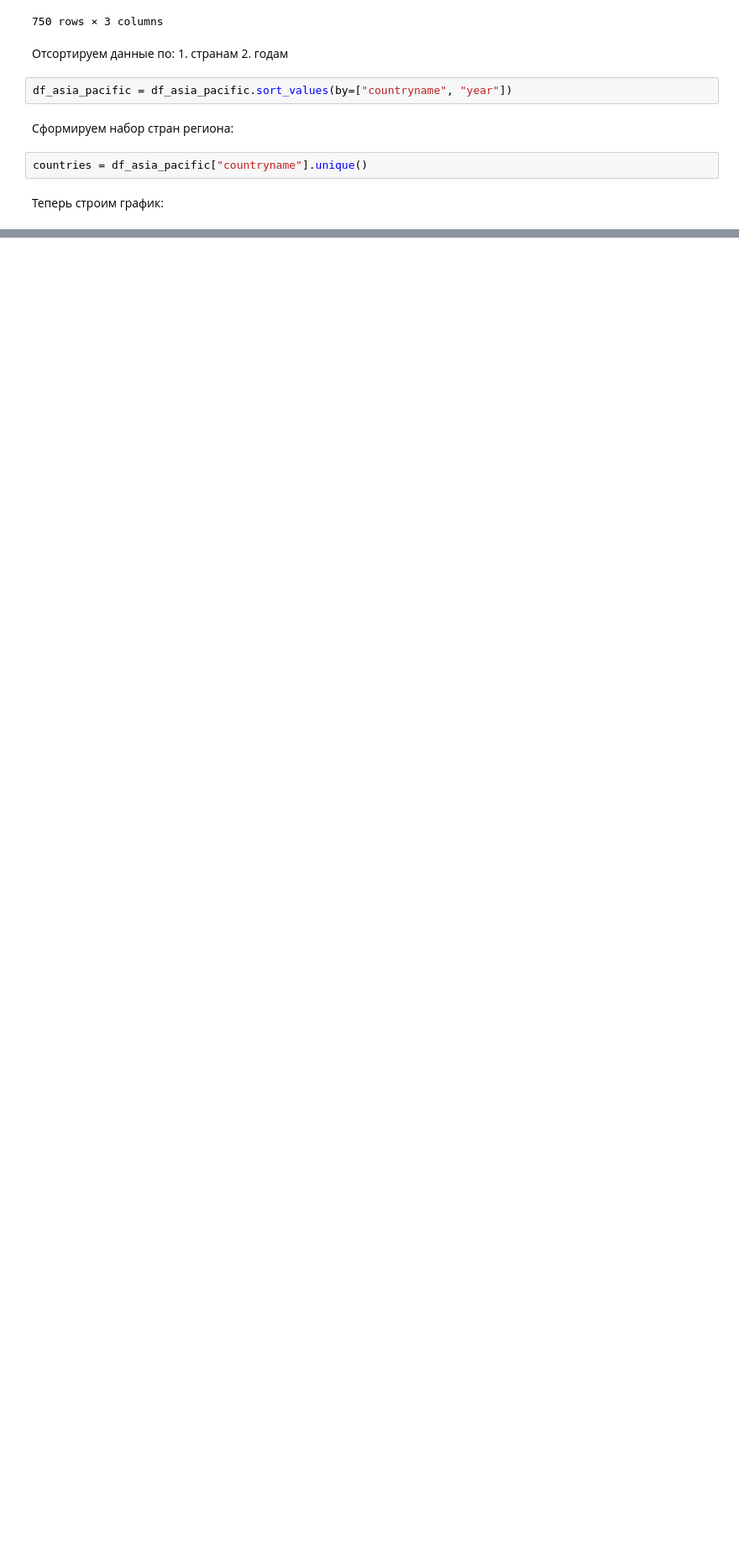
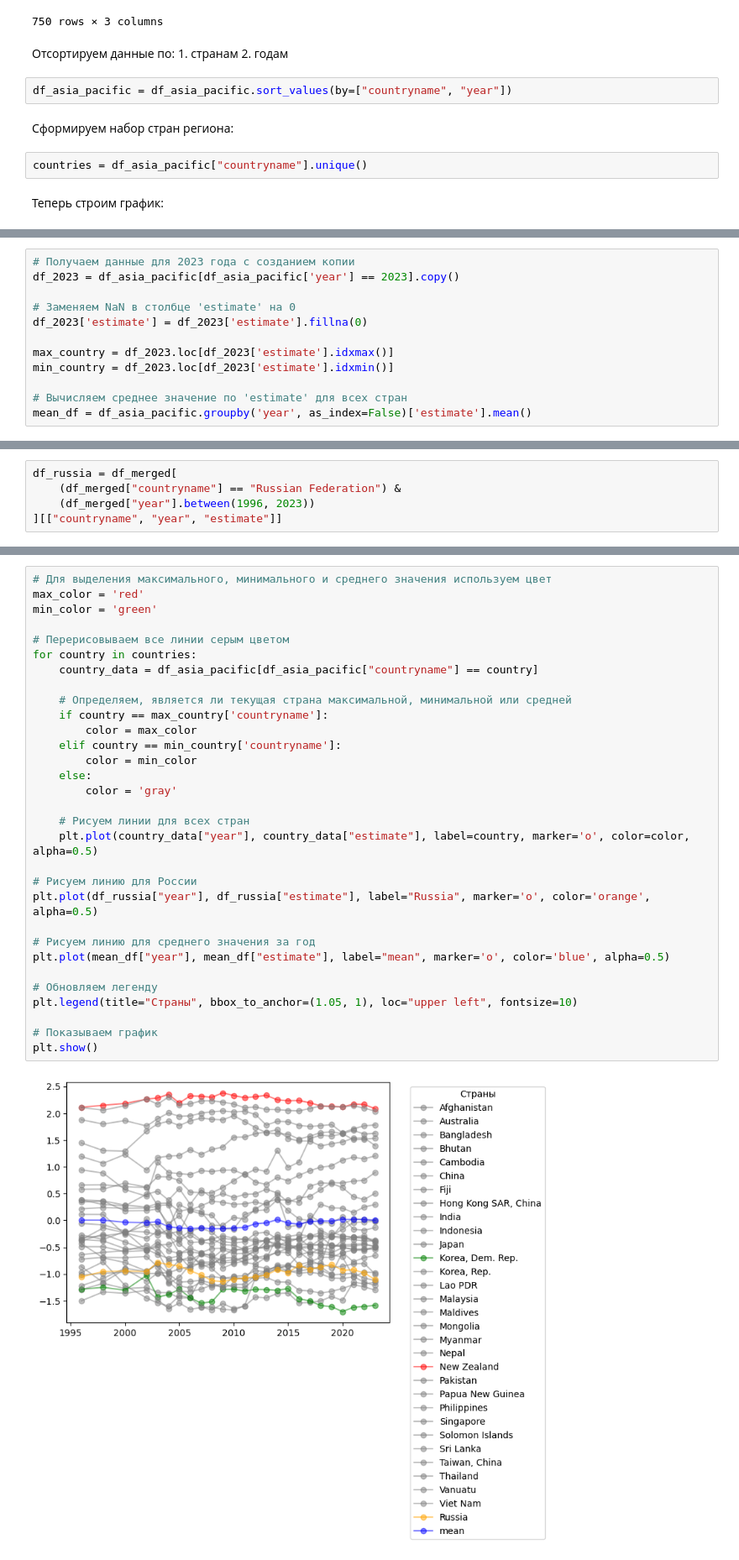
Before and after one commit to SARWX/mlmethods, a Jupyter notebook: task1.ipynb, the cells around one changed output, grey strips where cells are left out. Shown at 84% size. Drawn from its saved outputs; the diff is of its cells as text; blank space fills up the shorter version.

```diff
--- a/task1.ipynb
+++ b/task1.ipynb
@@ -148,0 +153,12 @@ plt.show()
+# %%
+# Получаем данные для 2023 года с созданием копии
+df_2023 = df_asia_pacific[df_asia_pacific['year'] == 2023].copy()
+
+# Заменяем NaN в столбце 'estimate' на 0
+df_2023['estimate'] = df_2023['estimate'].fillna(0)
+
+max_country = df_2023.loc[df_2023['estimate'].idxmax()]
+min_country = df_2023.loc[df_2023['estimate'].idxmin()]
+
+# Вычисляем среднее значение по 'estimate' для всех стран
+mean_df = df_asia_pacific.groupby('year', as_index=False)['estimate'].mean()
@@ -148,0 +167,5 @@ plt.show()
+# %%
+df_russia = df_merged[
+    (df_merged["countryname"] == "Russian Federation") &
+    (df_merged["year"].between(1996, 2023))
+][["countryname", "year", "estimate"]]
@@ -148,0 +174,33 @@ plt.show()
+# %%
+# Для выделения максимального, минимального и среднего значения используем цвет
+max_color = 'red'
+min_color = 'green'
+
+# Перерисовываем все линии серым цветом
+for country in countries:
+    country_data = df_asia_pacific[df_asia_pacific["countryname"] == country]
+
+    # Определяем, является ли текущая страна максимальной, минимальной или средней
+    if country == max_country['countryname']:
+        color = max_color
+    elif country == min_country['countryname']:
+        color = min_color
+    else:
+        color = 'gray'
+
+    # Рисуем линии для всех стран
+    plt.plot(country_data["year"], country_data["estimate"], label=country, marker='o', color=color, alpha=0.5)
+
+# Рисуем линию для России
+plt.plot(df_russia["year"], df_russia["estimate"], label="Russia", marker='o', color='orange', alpha=0.5)
+
+# Рисуем линию для среднего значения за год
+plt.plot(mean_df["year"], mean_df["estimate"], label="mean", marker='o', color='blue', alpha=0.5)
+
+# Обновляем легенду
+plt.legend(title="Страны", bbox_to_anchor=(1.05, 1), loc="upper left", fontsize=10)
+
+# Показываем график
+plt.show()
+# %% [output]
+[figure, added]
```
Also changed, not shown: parts of 4 cells of this notebook.
